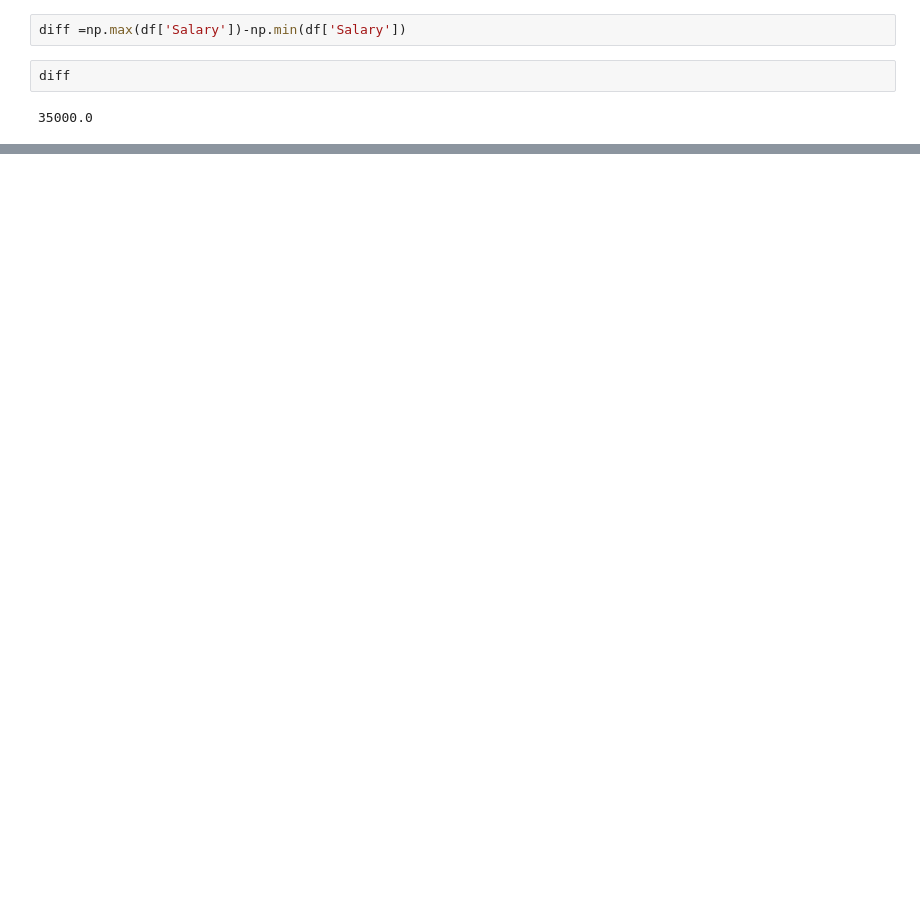
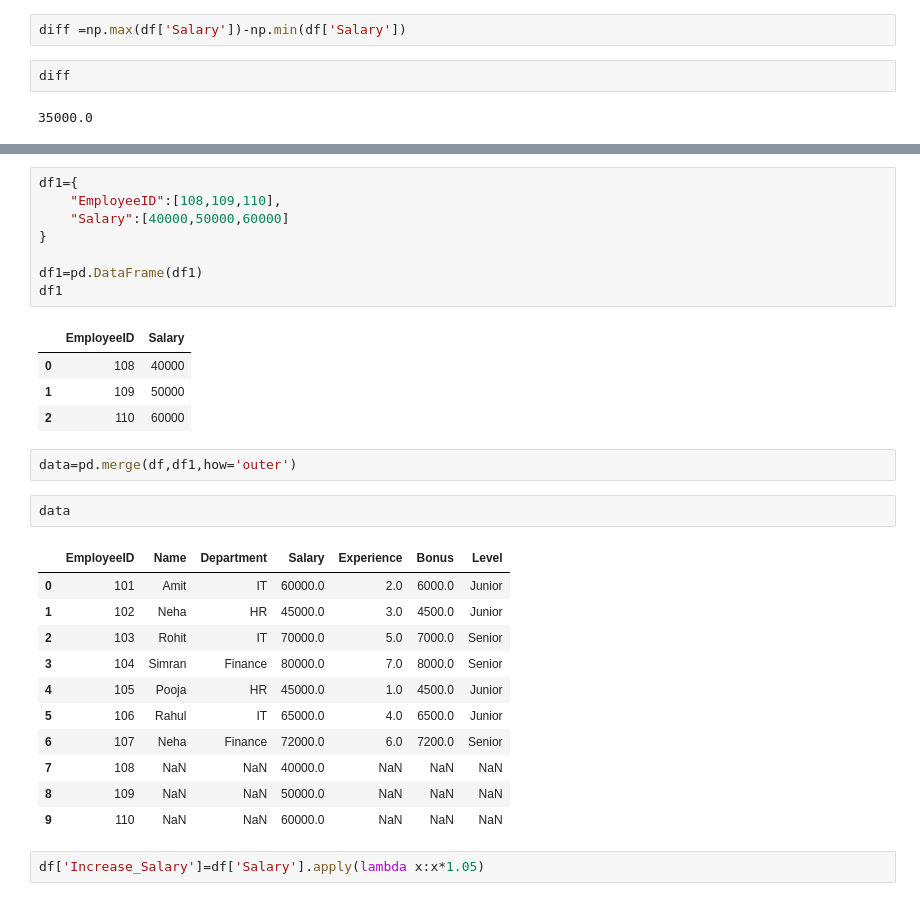
Before and after one commit to Nitik-sharma/Backend, a Jupyter notebook: Untitled2.ipynb, the cells around one changed output, grey strips where cells are left out. Saved outputs shown, nothing was run; the diff lists cells and outputs as text; blank space fills up the shorter version.

```diff
--- a/Untitled2.ipynb
+++ b/Untitled2.ipynb
@@ -250,0 +244,31 @@ diff
+# %%
+df1={
+    "EmployeeID":[108,109,110],
+    "Salary":[40000,50000,60000]
+}
+
+df1=pd.DataFrame(df1)
+df1
+# %% [output]
+|  | EmployeeID | Salary |
+| 0 | 108 | 40000 |
+| 1 | 109 | 50000 |
+| 2 | 110 | 60000 |
+# %%
+data=pd.merge(df,df1,how='outer')
+# %%
+data
+# %% [output]
+|  | EmployeeID | Name | Department | Salary | Experience | Bonus | Level |
+| 0 | 101 | Amit | IT | 60000.0 | 2.0 | 6000.0 | Junior |
+| 1 | 102 | Neha | HR | 45000.0 | 3.0 | 4500.0 | Junior |
+| 2 | 103 | Rohit | IT | 70000.0 | 5.0 | 7000.0 | Senior |
+| 3 | 104 | Simran | Finance | 80000.0 | 7.0 | 8000.0 | Senior |
+| 4 | 105 | Pooja | HR | 45000.0 | 1.0 | 4500.0 | Junior |
+| 5 | 106 | Rahul | IT | 65000.0 | 4.0 | 6500.0 | Junior |
+| 6 | 107 | Neha | Finance | 72000.0 | 6.0 | 7200.0 | Senior |
+| 7 | 108 | NaN | NaN | 40000.0 | NaN | NaN | NaN |
+| 8 | 109 | NaN | NaN | 50000.0 | NaN | NaN | NaN |
+| 9 | 110 | NaN | NaN | 60000.0 | NaN | NaN | NaN |
+# %%
+df['Increase_Salary']=df['Salary'].apply(lambda x:x*1.05)
```
Also changed, not shown: parts of 13 cells of this notebook.
